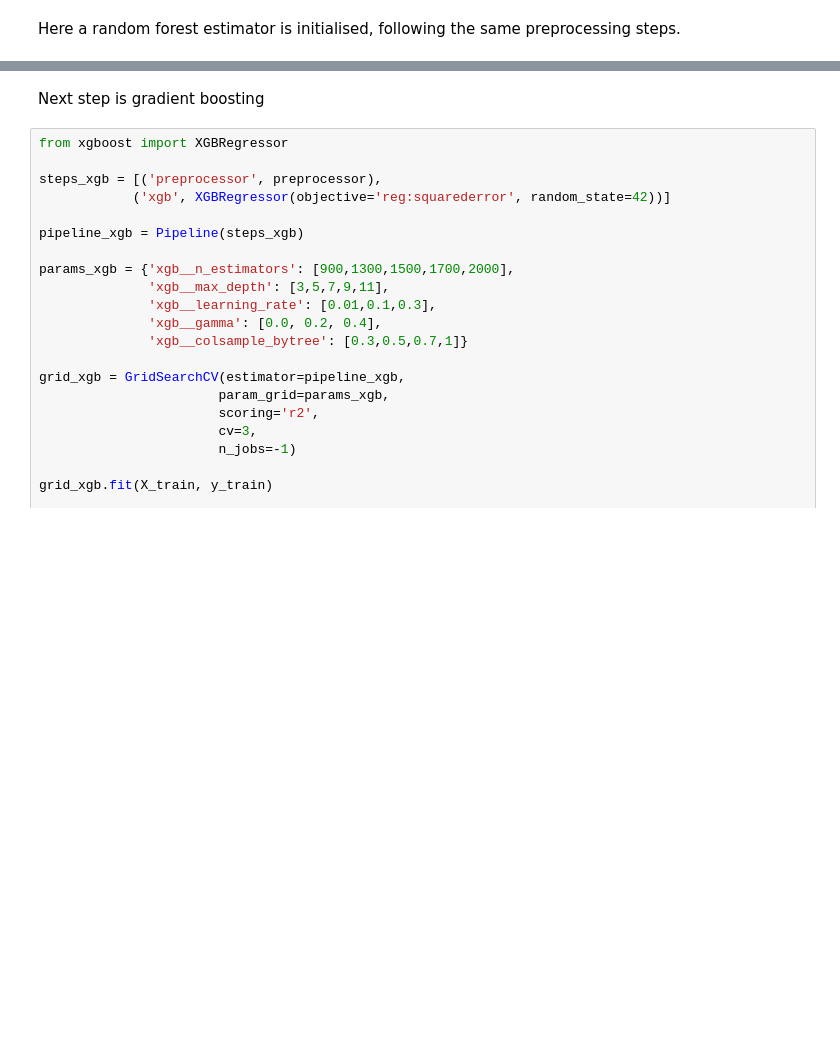
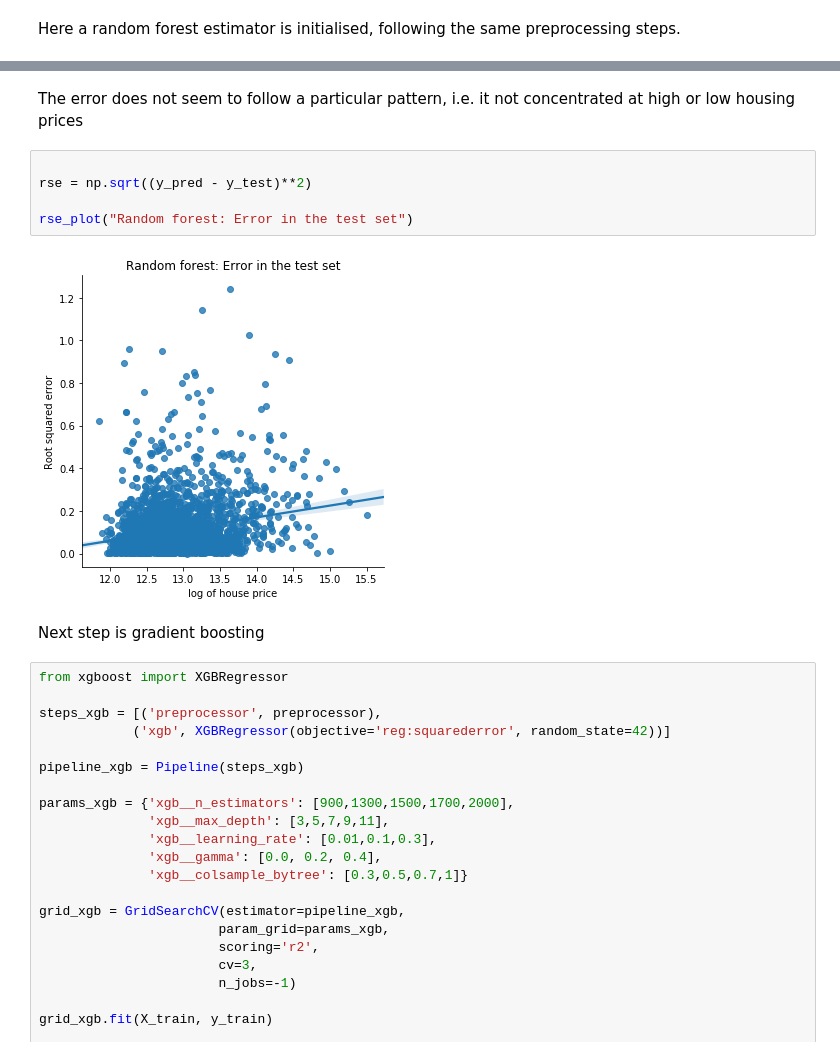
Before and after one commit to mwilkens1/fundaft, a Jupyter notebook: predict_price.ipynb, the cells around one changed output, grey strips where cells are left out. Saved outputs shown, nothing was run; the diff lists cells and outputs as text; blank space fills up the shorter version.

```diff
--- a/predict_price.ipynb
+++ b/predict_price.ipynb
@@ -242,4 +271,13 @@ print("Tuned best parameters: {}".format(grid_rf.best_params_))
 Tuned best parameters: {'rf__max_features': 'auto', 'rf__min_samples_leaf': 1, 'rf__n_estimators': 700}
+# %% [markdown]
+The error does not seem to follow a particular pattern, i.e. it not concentrated at high or low housing prices
+# %%
+
+rse = np.sqrt((y_pred - y_test)**2)
+
+rse_plot("Random forest: Error in the test set")
+# %% [output]
+[figure, added]
 # %% [markdown]
 Next step is gradient boosting
 # %%
```
Also changed, not shown: parts of 16 cells of this notebook, 13 other files.
